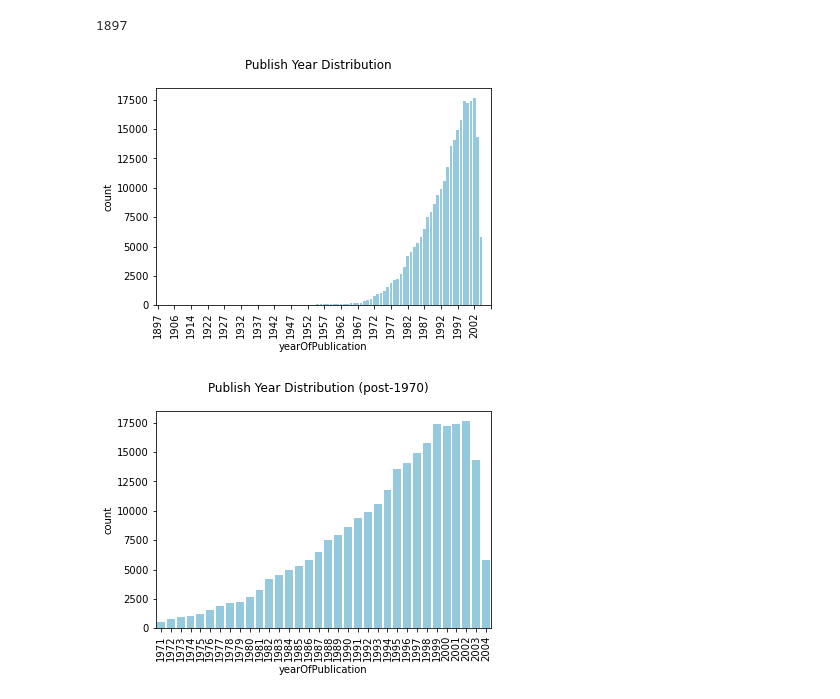
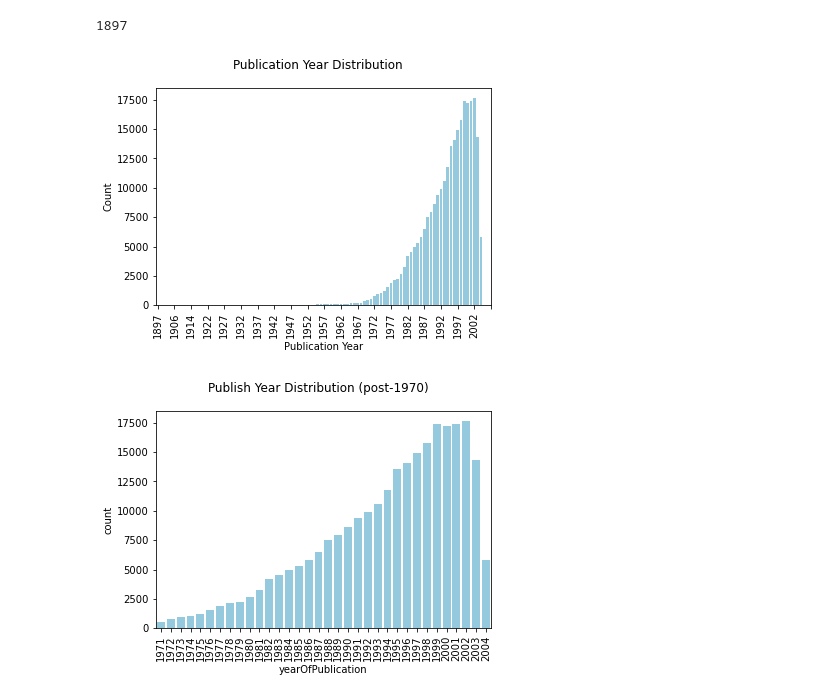
Before and after one commit to max-currier/softcopy, a Jupyter notebook: 2_book_dataset_eda.ipynb, the cells around one changed output. Drawn from its saved outputs; the diff is of its cells as text; code cells hidden in the pictures.

```diff
--- a/2_book_dataset_eda.ipynb
+++ b/2_book_dataset_eda.ipynb
@@ -88,9 +90,12 @@ print(books.yearOfPublication.min())
 # %%
 sns.countplot(books.yearOfPublication, color='skyblue')
 plt.xticks([year for year in range(0, 105, 5)], rotation=90)
-plt.suptitle('Publish Year Distribution');
+plt.suptitle('Publication Year Distribution')
+plt.xlabel('Publication Year')
+plt.ylabel('Count')
+plt.savefig('viz/pub_year_dist.png');
 # %% [output]
-[figure, old version]
+[figure, new version]
 # %%
 # detail of just recent books
 
```
Also changed, not shown: parts of 54 cells of this notebook, 17 other files.
